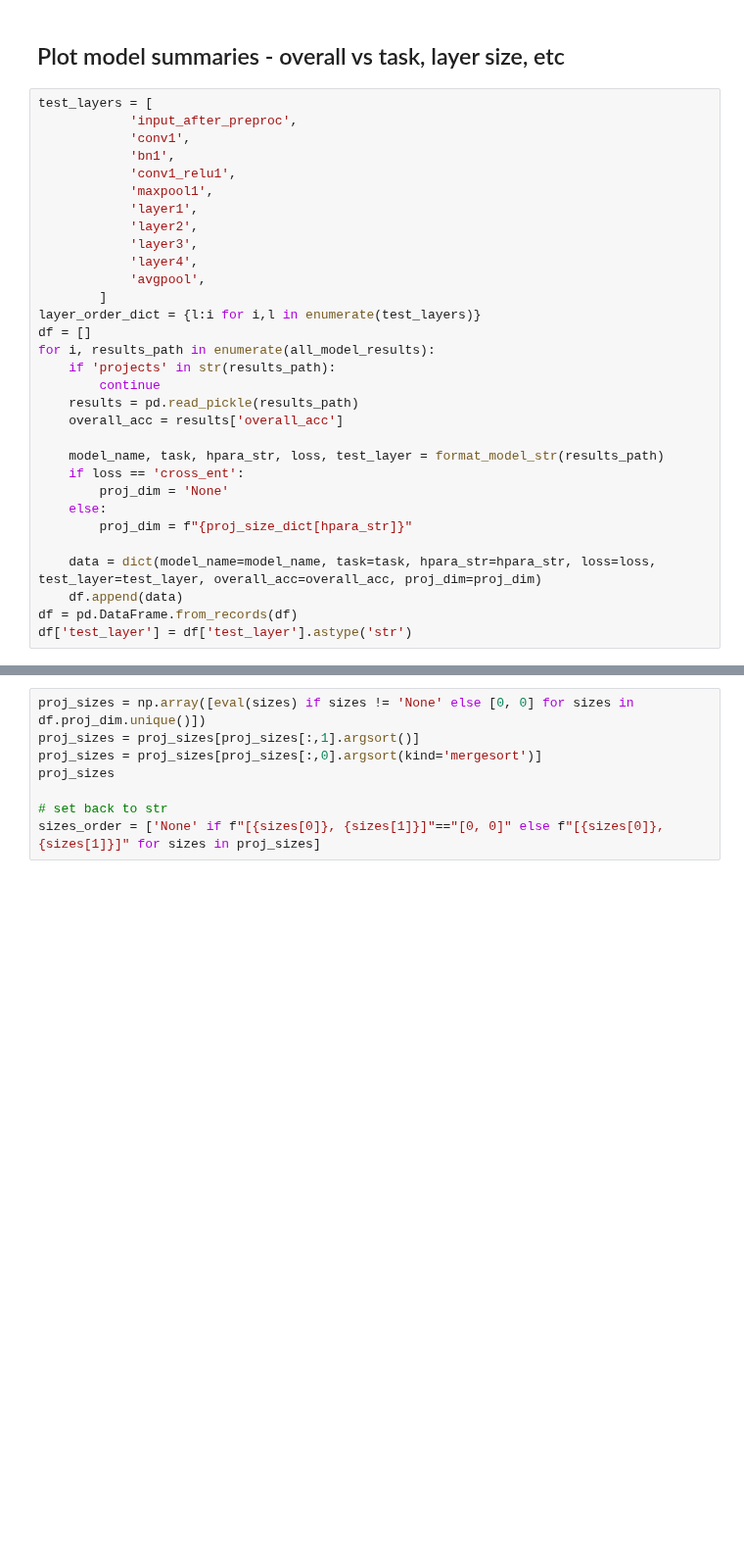
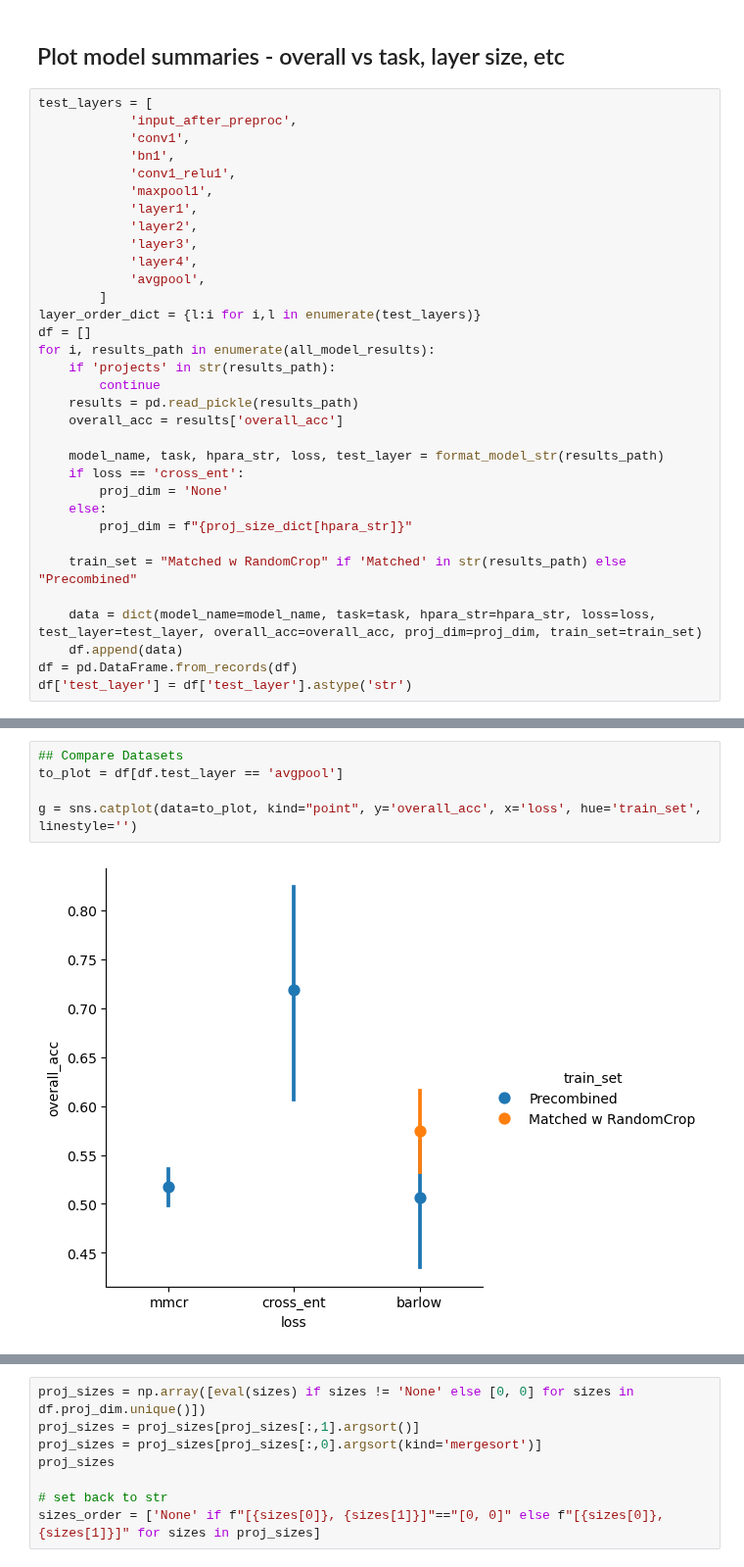
Before and after one commit to Feather-Lab/audio-ssl, a Jupyter notebook: notebooks/plot_esc_50_results.ipynb, the cells around one changed output, grey strips where cells are left out. Shown at 98% size. Cells and saved outputs as stored; diff of their text form; blank space fills up the shorter version.

```diff
--- a/notebooks/plot_esc_50_results.ipynb
+++ b/notebooks/plot_esc_50_results.ipynb
@@ -211,7 +224,9 @@ for i, results_path in enumerate(all_model_results):
     else:
         proj_dim = f"{proj_size_dict[hpara_str]}"
 
-    data = dict(model_name=model_name, task=task, hpara_str=hpara_str, loss=loss, test_layer=test_layer, overall_acc=overall_acc, proj_dim=proj_dim)
+    train_set = "Matched w RandomCrop" if 'Matched' in str(results_path) else "Precombined"
+
+    data = dict(model_name=model_name, task=task, hpara_str=hpara_str, loss=loss, test_layer=test_layer, overall_acc=overall_acc, proj_dim=proj_dim, train_set=train_set)
     df.append(data)
 df = pd.DataFrame.from_records(df)
 df['test_layer'] = df['test_layer'].astype('str')
@@ -224,0 +241,7 @@ df[(df.task == 'audioset') & (df.loss == 'cross_ent')]
+# %%
+## Compare Datasets
+to_plot = df[df.test_layer == 'avgpool']
+
+g = sns.catplot(data=to_plot, kind="point", y='overall_acc', x='loss', hue='train_set', linestyle='')
+# %% [output]
+[figure, added]
```
Also changed, not shown: parts of 6 cells of this notebook, 11 other files.
